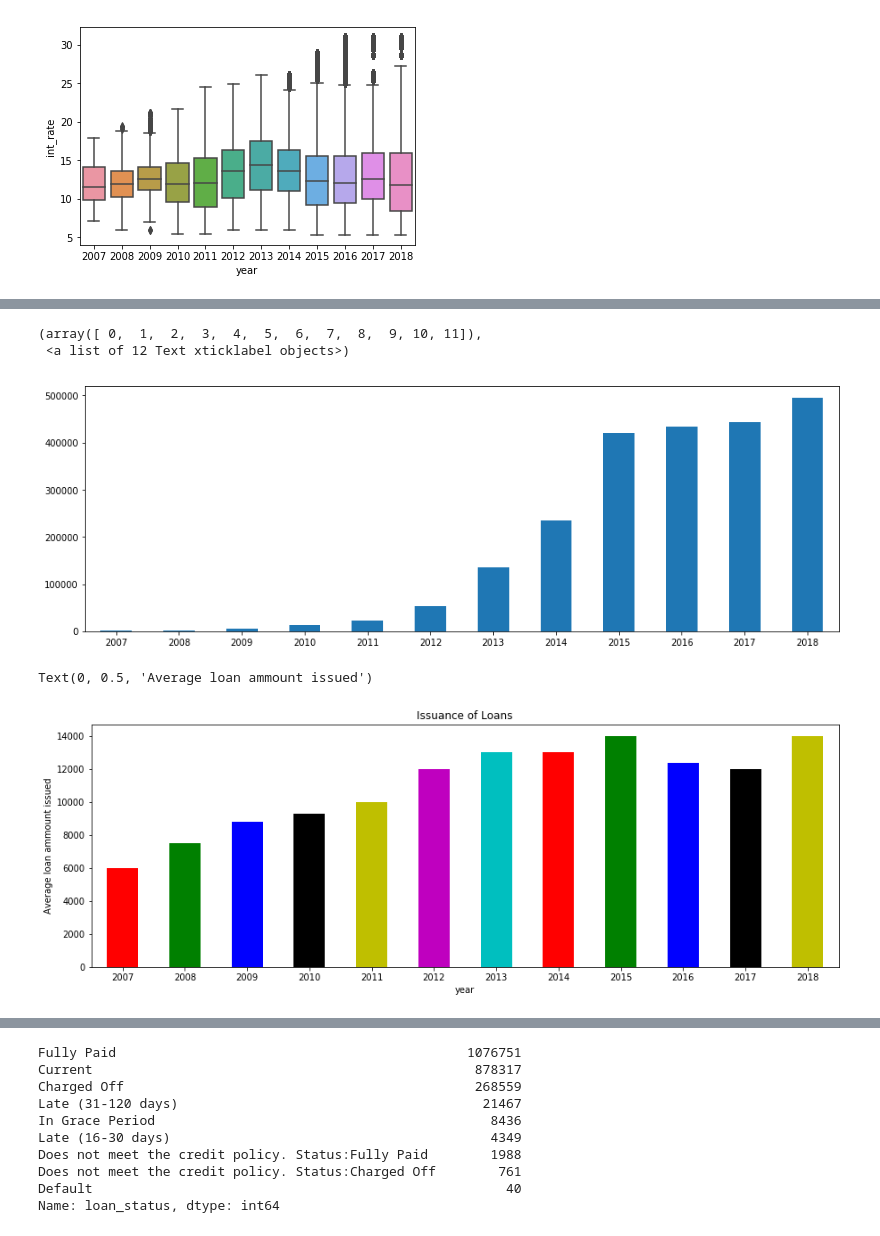
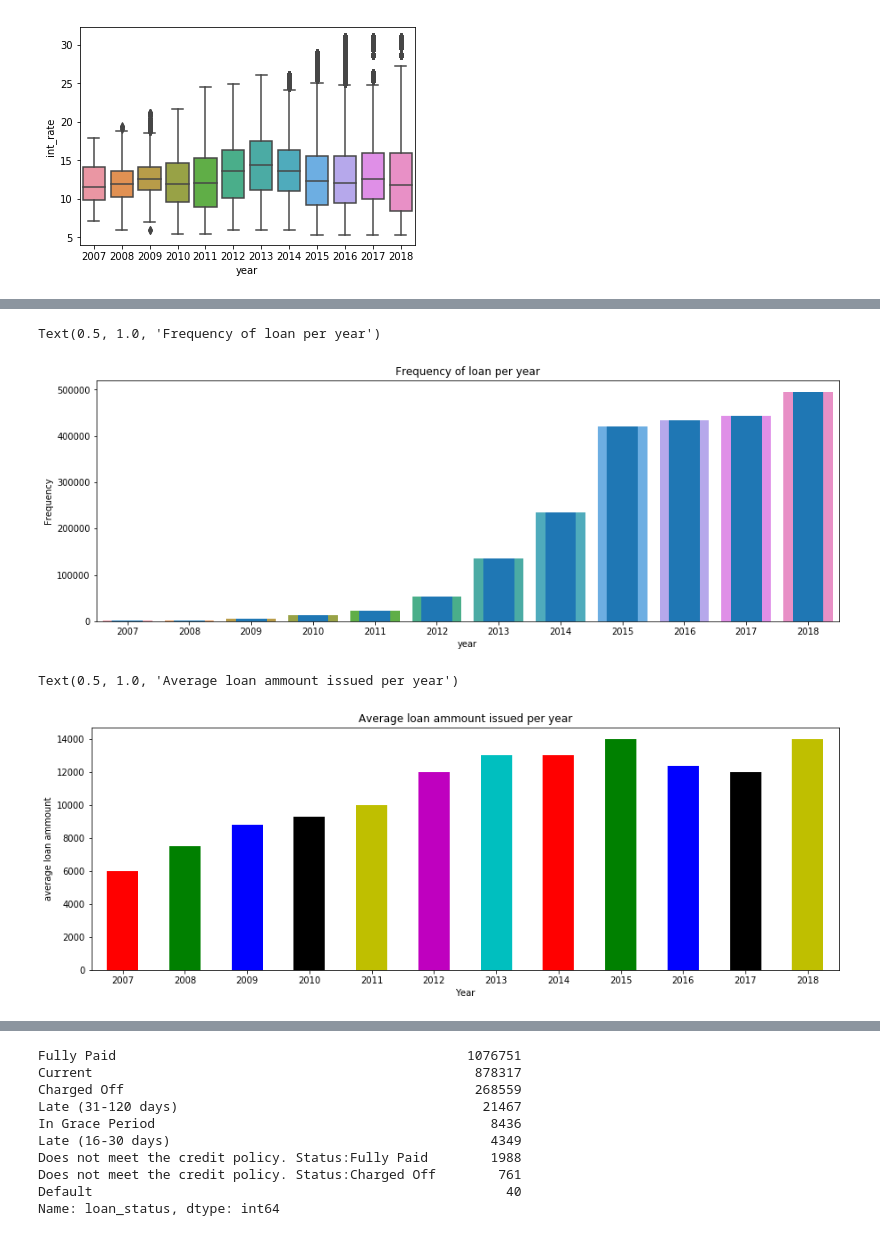
Before and after one commit to bacover/Capstone, a Jupyter notebook: Untitled.ipynb, the cells around one changed output, grey strips where cells are left out. Drawn from its saved outputs; the diff is of its cells as text; code cells hidden in the pictures.

```diff
--- a/Untitled.ipynb
+++ b/Untitled.ipynb
@@ -130,20 +130,24 @@ Name: int_rate, dtype: float64
 # %%
 '''
     How does the issued loans vary year after year?
 '''
+sns.countplot(x='year',data=df)
 df.year.value_counts(ascending=True).plot(kind='bar')
 plt.xticks(rotation=0)
+plt.ylabel('Frequency')
+plt.title("Frequency of loan per year")
 # %% [output]
-(array([ 0,  1,  2,  3,  4,  5,  6,  7,  8,  9, 10, 11]),
- <a list of 12 Text xticklabel objects>)
+Text(0.5, 1.0, 'Frequency of loan per year')
-[figure, old version]
+[figure, new version]
 # %%
 color = list('rgbkymc')
 df.groupby('year')['loan_amnt'].agg('median').plot(kind='bar',color=color)
-plt.title('Issuance of Loans')
+#sns.boxplot(x='year',y='loan_amnt',data =df)
+plt.xlabel('Year')
+plt.ylabel('average loan ammount')
 plt.xticks(rotation=0)
-plt.ylabel('Average loan ammount issued')
+plt.title('Average loan ammount issued per year')
 # %% [output]
-Text(0, 0.5, 'Average loan ammount issued')
+Text(0.5, 1.0, 'Average loan ammount issued per year')
-[figure, old version]
+[figure, new version]
 # %%
```
Also changed, not shown: parts of 20 cells of this notebook.
